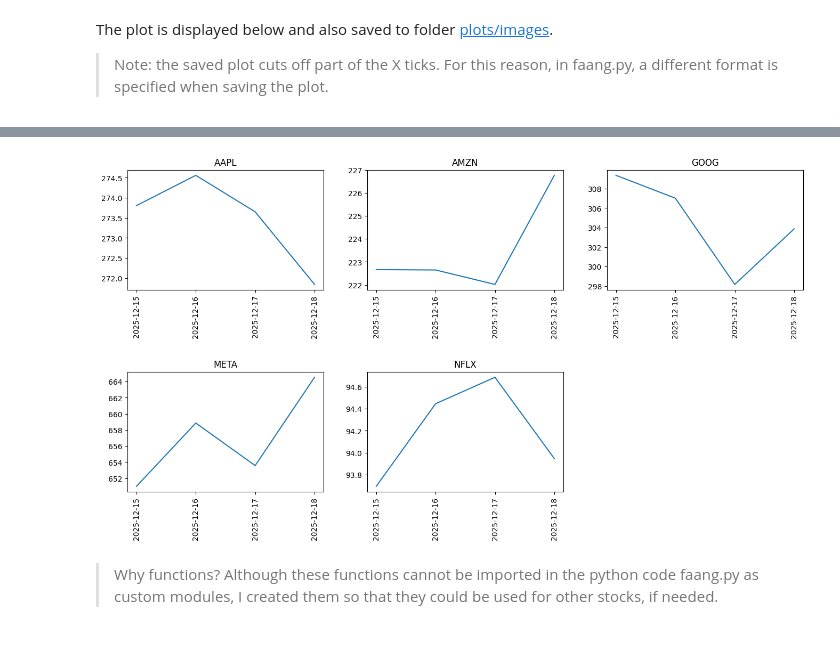
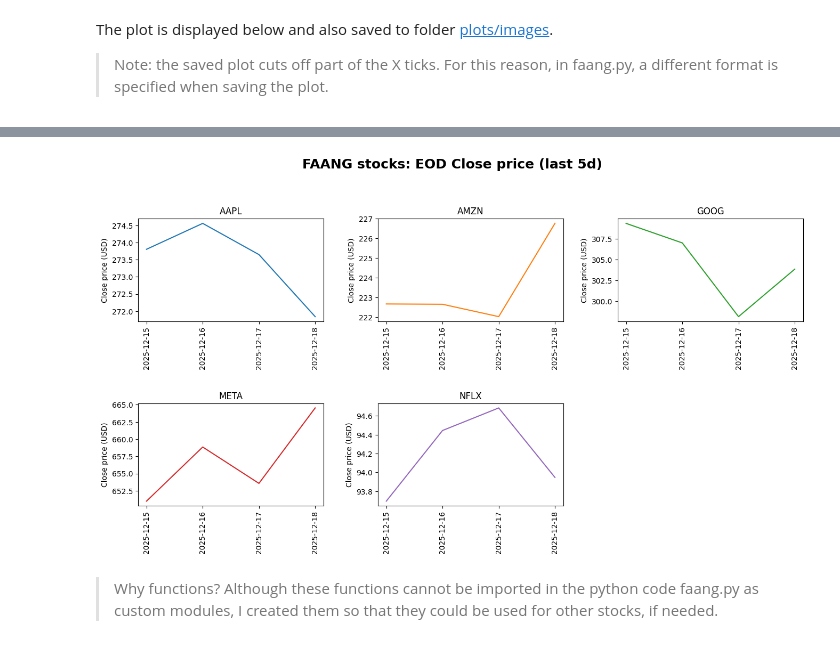
Before and after one commit to irenecelebrin/computer-infrastructure, a Jupyter notebook: problems.ipynb, the cells around one changed output, grey strips where cells are left out. Cells and saved outputs as stored; diff of their text form; code cells hidden in the pictures.

Commit message:
add color mapping pt. 2

```diff
--- a/problems.ipynb
+++ b/problems.ipynb
@@ -290,7 +295,7 @@ eod_date = eod_tickers['Date']
 # Function to plot the data
 # see: # See: https://chatgpt.com/share/6910e526-a2d0-800f-be66-94ac6a06bf9c
 
-def plot_close_price_subplots(data, titles):
+def plot_close_price_subplots(tickers, color_map, data, eod_date):
 # Put data and titles in lists for easy looping
 
     # Create subplots: 2 rows, 3 columns, but we'll hide the last (empty) one
@@ -299,14 +304,17 @@ def plot_close_price_subplots(data, titles):
     # Flatten the 2D array of axes for easy iteration
     axs = axs.flatten()
 
-    # Plot each stock
-    for i, (ax, series, title) in enumerate(zip(axs, data, titles)):
-        ax.plot(eod_date, series)
-        ax.set_title(title)
+    for ax, series, ticker in zip(axs, data, tickers):
+        ax.plot(eod_date, series, color=color_map.get(ticker, "black"))
+        ax.set_title(ticker)
+        ax.set_ylabel("Close price (USD)")
         ax.tick_params(axis='x', rotation=90)
 
     # Hide the last unused subplot (the 6th one)
     axs[-1].set_visible(False)
+
+    # add title. see: https://chatgpt.com/s/t_6945a44b5b8c819186585a8c21d20677
+    fig.suptitle("FAANG stocks: EOD Close price (last 5d)", fontsize=18, fontweight="bold")
 
     # Adjust spacing between plots
     fig.tight_layout(pad=3.0)
@@ -318,9 +326,10 @@ def plot_close_price_subplots(data, titles):
 
     plt.show()
 # %%
-plot_close_price_subplots(data, titles)
+# execute the function
+plot_close_price_subplots(tickers, color_map, data, eod_date)
 # %% [output]
-[figure, old version]
+[figure, new version]
 # %% [markdown]
 > Why functions?
 > Although these functions cannot be imported in the python code faang.py as custom modules, I created them so that they could be used for other stocks, if needed.
```
Also changed, not shown: parts of 7 cells of this notebook.
